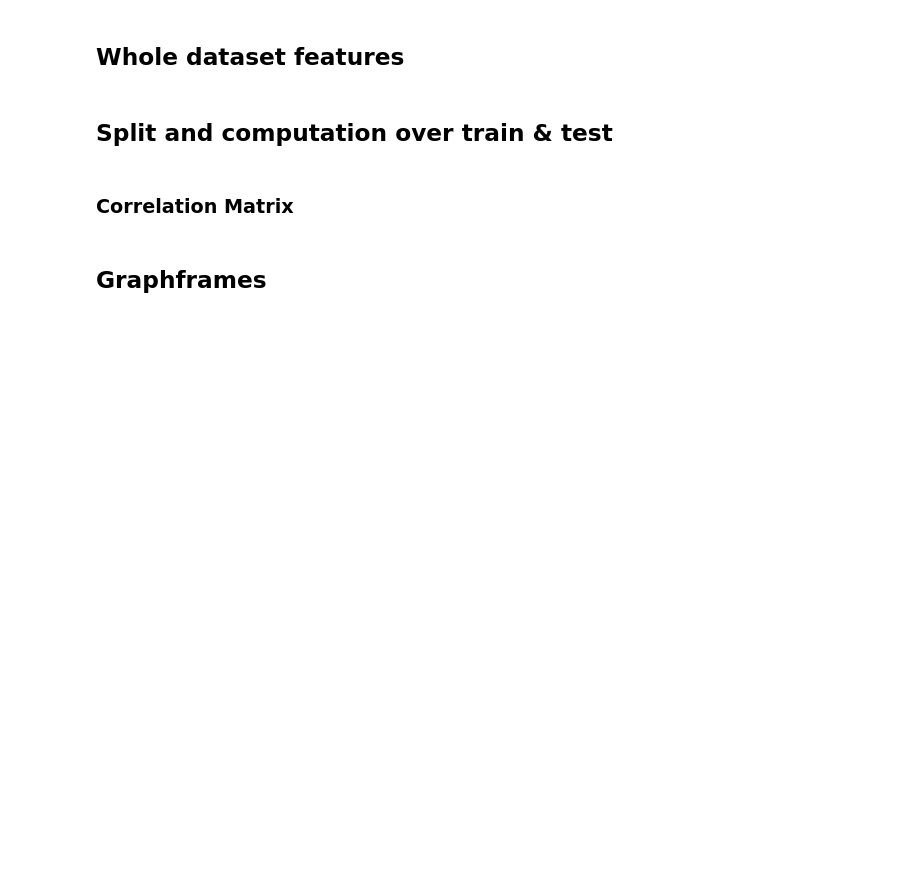
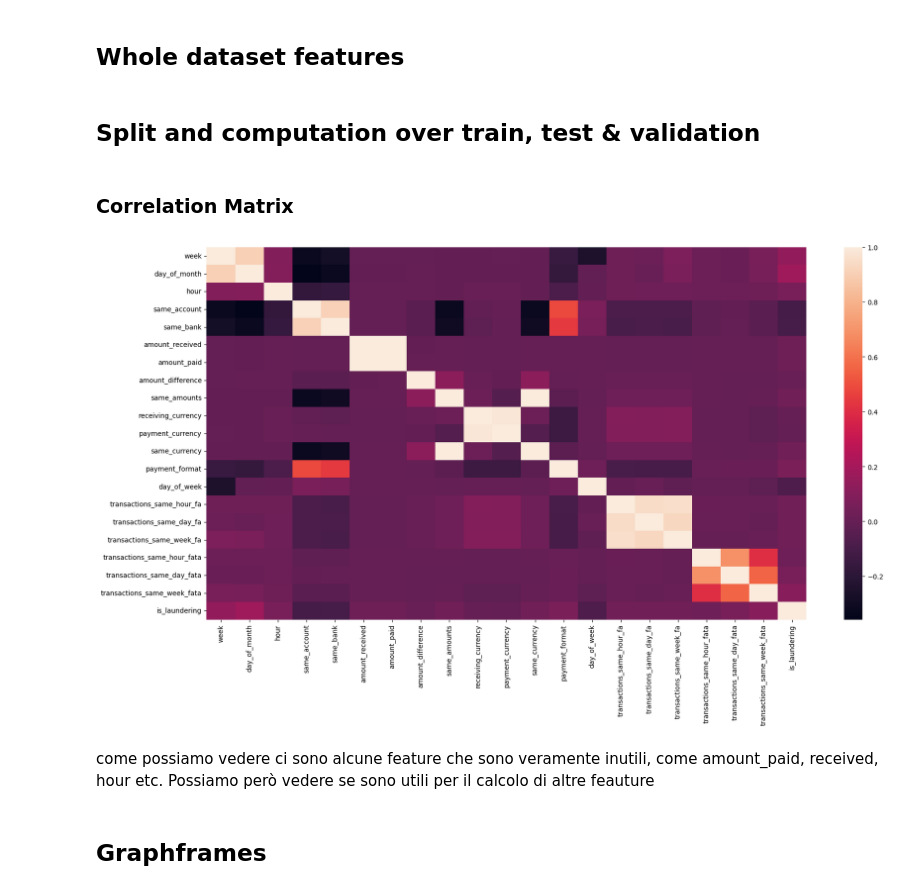
Before and after one commit to simonemalesardi/AMD_SM2L-Joint_Project, a Jupyter notebook: features_computing.ipynb, the cells around one changed output. Saved outputs shown, nothing was run; the diff lists cells and outputs as text; code cells hidden in the pictures; blank space fills up the shorter version.

Commit message:
adding validation set

```diff
--- a/features_computing.ipynb
+++ b/features_computing.ipynb
@@ -104,8 +92,13 @@ class FeatureManager:
         else:
             self.df_features = spark.read.parquet(path, header=True)
 
-    def compute_timestamp_features(self, train=True):
-        df = self.train_df if train else self.test_df
+    def compute_timestamp_features(self, df_type=0): # df_type = 0 (train), 1 (test), 2 (validation)
+        if df_type==0:
+            df = self.train_df
+        elif df_type==1:
+            df = self.test_df
+        else:
+            df = self.validation_df
 
         df = df\
             .withColumn('week', weekofyear("timestamp"))\
@@ -129,14 +122,20 @@ class FeatureManager:
             .join(day_of_month_FA_TA, ['from_account', 'to_account', 'day_of_month'], 'left')\
             .join(week_FA_TA, ['from_account', 'to_account', 'week'], 'left')
 
-        if train:
+        columns = df.columns
+        columns.remove('id')
+        columns.insert(0, 'id')
+        columns.remove('is_laundering')
+        columns.append('is_laundering')
+
+        df = df.select(columns)
+
+        if df_type==0:
             self.train_df = df
+        elif df_type==1:
+            self.test_df = df
         else:
-            self.test_df = df
-
-    def drop_columns(self):
-        cols = ('rec_cur','pay_cur','pay_for','from_bank','to_bank','from_account','to_account')
-        self.dataframe = self.dataframe.drop(*cols)
+            self.validation_df = df
 
     def split_original_datasets(self):
         # classes are unbalanced, so we need to take a similar number of laundering and non laundering transactions:
@@ -160,24 +159,31 @@ class FeatureManager:
         launderings = self.df_features.filter('is_laundering==1')
         non_launderings = self.df_features.filter('is_laundering==0')
 
-        train_l, test_l = launderings.randomSplit([0.8, 0.2])
+        train_l, test_l, validation_l = launderings.randomSplit([0.8, 0.2, 0.2])
         launderings_count = launderings.count()
         non_launderings_count = non_launderings.count()
 
-        percentage_launderings = 100*launderings_count/(launderings_count + non_launderings_count) # 0.1%
+        percentage_launderings = ceil(100*launderings_count/(launderings_count + non_launderings_count)) # 0.1%
+        undersampling = launderings_count*90/10
+        print(f'Laundering transactions are {percentage_launderings}% of the whole dataset ({launderings_count} transactions).\
+                \nThe classes are unbalanced, so '+\
+                f'the number of non laundering transaction will be reduced to {int(undersampling)}')
 
-        sample_non_laundering = non_launderings.orderBy(rand()).limit(int(non_launderings_count/100))
-        train_nl, test_nl = sample_non_laundering.randomSplit([0.8, 0.2])
+        sample_non_laundering = non_launderings.orderBy(rand()).limit(int(undersampling))
+        train_nl, test_nl, validation_nl = sample_non_laundering.randomSplit([0.8, 0.2, 0.2])
 
         self.train_df = train_l.union(train_nl)
         self.test_df = test_l.union(test_nl)
+        self.validation_df = validation_l.union(validation_nl)
 
         self.train_df.select('id').join(self.origDF, 'id', 'left').write.parquet('src/datasets/train_orig_features.parquet')
         self.test_df.select('id').join(self.origDF, 'id', 'left').write.parquet('src/datasets/test_orig_features.parquet')
+        self.validation_df.select('id').join(self.origDF, 'id', 'left').write.parquet('src/datasets/validation_orig_features.parquet')
 
     def save_dataframes(self, path):
         self.train_df.write.parquet(path.format('train_set'))
         self.test_df.write.parquet(path.format('test_set'))
+        self.validation_df.write.parquet(path.format('validation_set'))
 # %% [markdown]
 ## Whole dataset features
 # %%
@@ -185,5 +191,5 @@ manager = FeatureManager(dataframe)
 manager.compute_features_of_whole_df()
 manager.split_with_undersampling()
 # %% [markdown]
-## Split and computation over train & test
+## Split and computation over train, test & validation
 # %%
@@ -213,3 +213,11 @@ correlation_matrix(train_corr)
+# %%
+train_corr = manager.train_df.drop('id', 'from_account','to_account','timestamp')
+correlation_matrix(train_corr)
+# %% [output]
+[figure, added]
+# %% [markdown]
+come possiamo vedere ci sono alcune feature che sono veramente inutili, come amount_paid, received, hour etc.
+Possiamo però vedere se sono utili per il calcolo di altre feauture
 # %% [markdown]
 ## Graphframes
 # %% [markdown]
```
Also changed, not shown: parts of 19 cells of this notebook.
